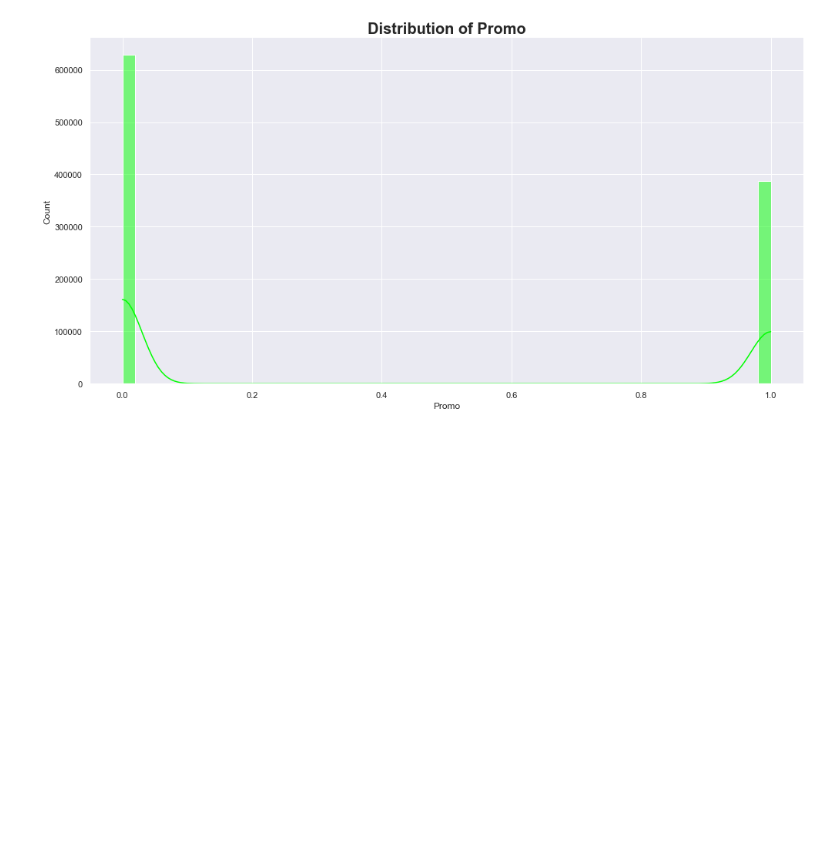
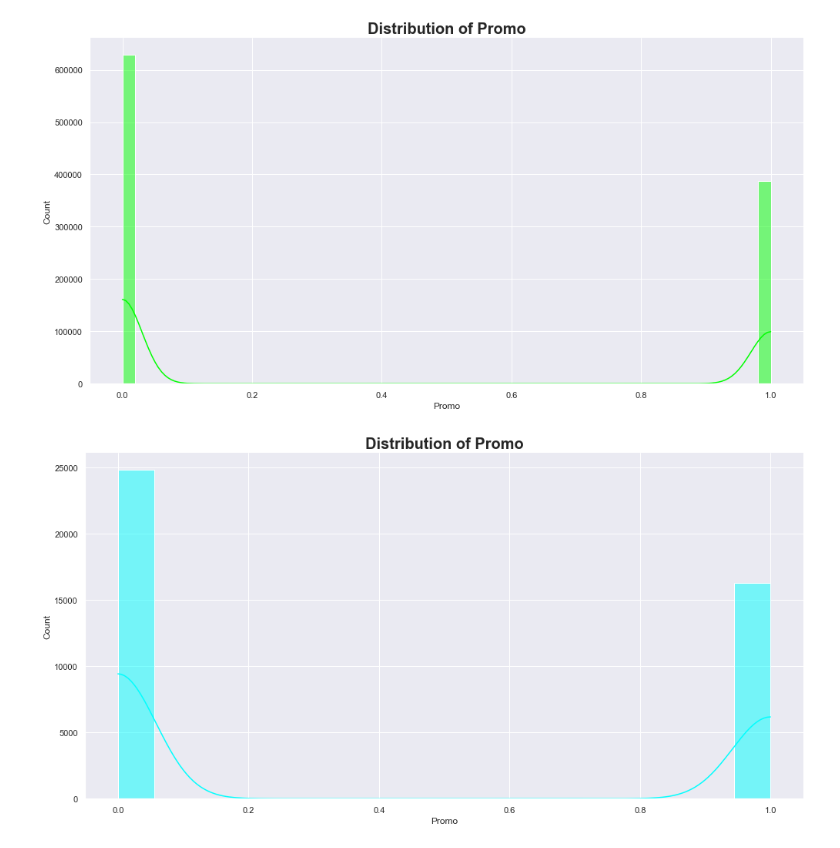
Before and after one commit to kebishaa/Pharmaceutical-Sales-Prediction, a Jupyter notebook: notebooks/data_exploration.ipynb, the cells around one changed output. Drawn from its saved outputs; the diff is of its cells as text; code cells hidden in the pictures; blank space fills up the shorter version.

```diff
--- a/notebooks/data_exploration.ipynb
+++ b/notebooks/data_exploration.ipynb
@@ -50,3 +50,7 @@ from data_exploration import exploration
 exploration.plot_hist(train_data, 'Promo', 'lime')
 # %% [output]
 [figure]
+# %%
+exploration.plot_hist(test_data, 'Promo', 'cyan')
+# %% [output]
+[figure, added]
```
Also changed, not shown: parts of 5 cells of this notebook.
